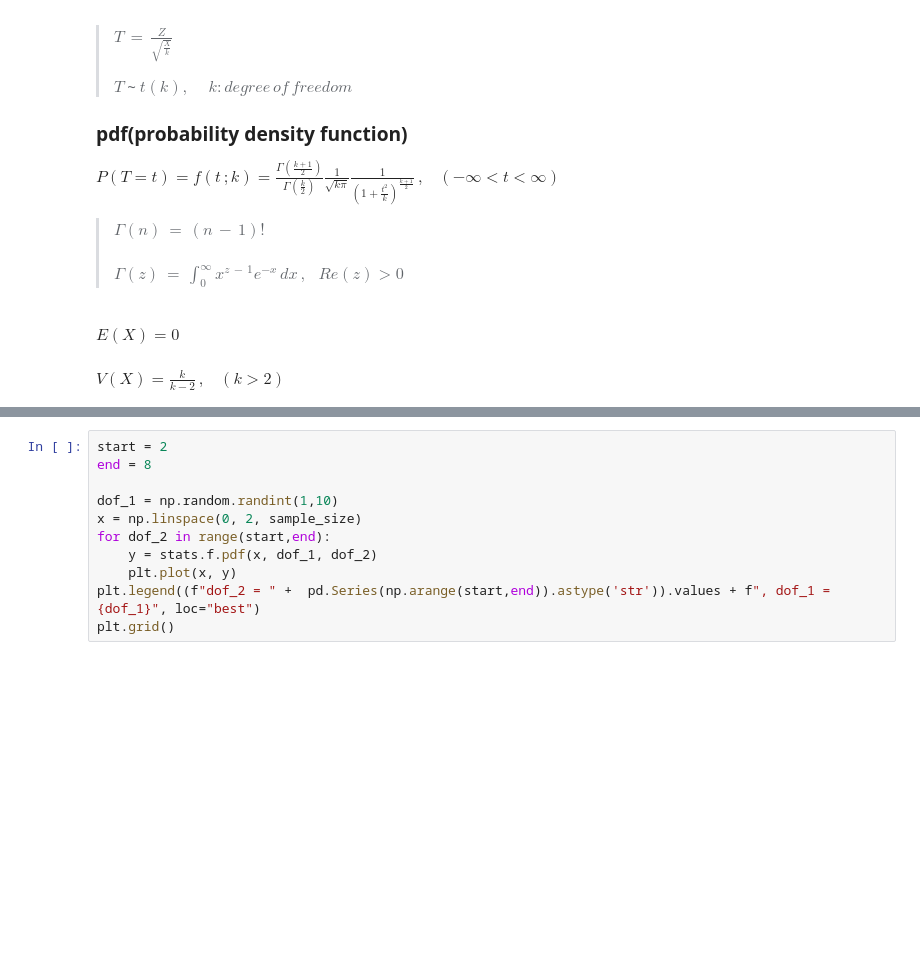
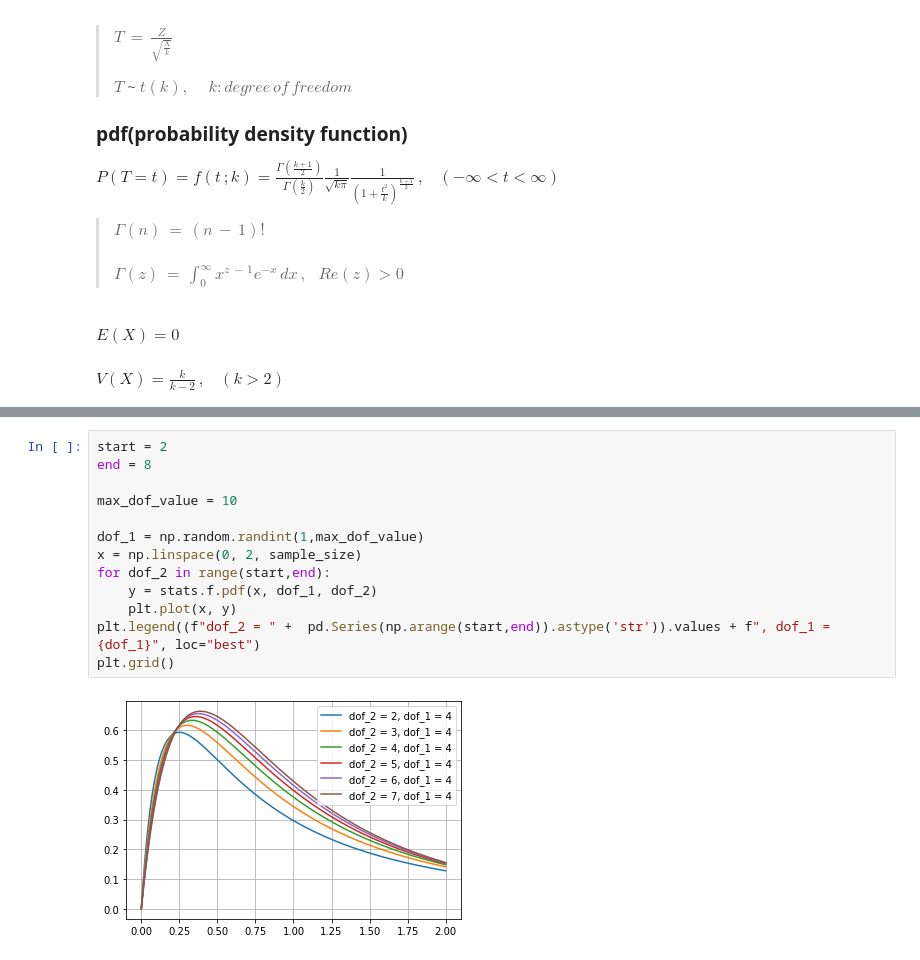
Before and after one commit to rolroralra/jupyter_notebook_statistics, a Jupyter notebook: workspace/Probability_Distribution.ipynb, the cells around one changed output, grey strips where cells are left out. Drawn from its saved outputs; the diff is of its cells as text; blank space fills up the shorter version.

```diff
--- a/workspace/Probability_Distribution.ipynb
+++ b/workspace/Probability_Distribution.ipynb
@@ -700,11 +938,15 @@ plt.grid()
 # %%
 start = 2
 end = 8
 
-dof_1 = np.random.randint(1,10)
+max_dof_value = 10
+
+dof_1 = np.random.randint(1,max_dof_value)
 x = np.linspace(0, 2, sample_size)
 for dof_2 in range(start,end):
     y = stats.f.pdf(x, dof_1, dof_2)
     plt.plot(x, y)
 plt.legend((f"dof_2 = " +  pd.Series(np.arange(start,end)).astype('str')).values + f", dof_1 = {dof_1}", loc="best")
 plt.grid()
+# %% [output]
+[figure, added]
```
Also changed, not shown: parts of 21 cells of this notebook, 2 other files.
